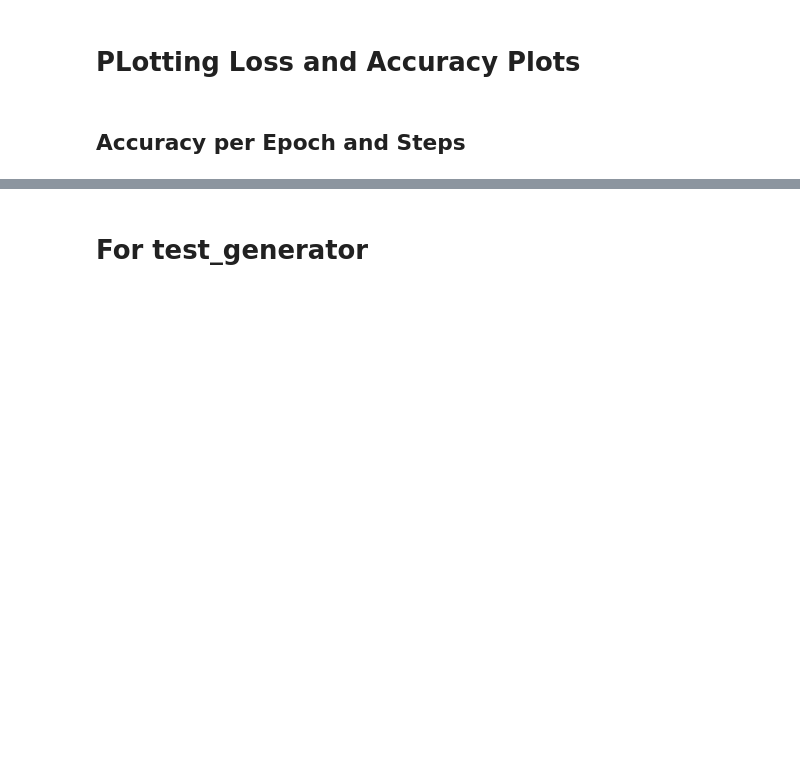
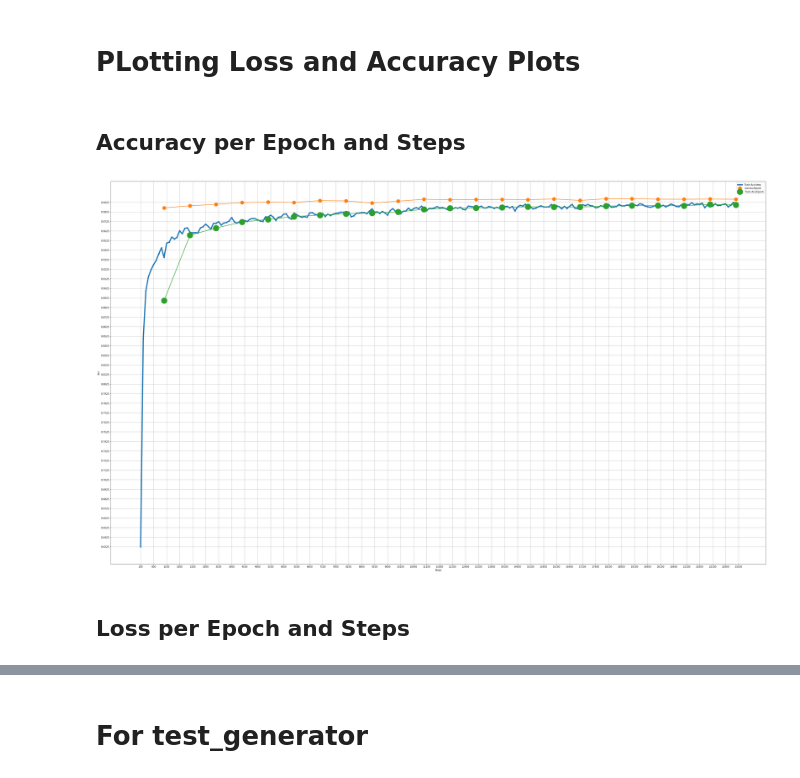
Before and after one commit to salemChniguir/mnist_example_keras, a Jupyter notebook: MNIST_model.ipynb, the cells around one changed output, grey strips where cells are left out. Cells and saved outputs as stored; diff of their text form; code cells hidden in the pictures; blank space fills up the shorter version.

```diff
--- a/MNIST_model.ipynb
+++ b/MNIST_model.ipynb
@@ -290,4 +290,34 @@ acc = 99.46000000000001%
 # PLotting Loss and Accuracy Plots
 # %% [markdown]
 ## Accuracy per Epoch and Steps
+# %%
+fig = plt.figure(figsize=(50,30))
+
+history_dict=saved_history
+
+val_acc=history_dict['val_acc']
+train_acc=history_dict['acc']
+val_loss=history_dict['val_loss']
+
+lineAcc=plt.plot([i*step for i in range(1,len(acc)+1)],[j for j in acc],label="Train Acc/step")
+lineValAcc=plt.plot([i*(train_data_size//batch_size) for i in range(1,len(val_acc)+1)],val_acc,label=" Val Acc/Epoch")
+lineTrainAcc=plt.plot([i*(train_data_size//batch_size) for i in range(1,len(train_acc)+1)],train_acc,label=" Train Acc/Epoch")
+
+
+plt.setp(lineAcc,lineWidth=5.0,marker='.',markersize=10.0)
+plt.setp(lineValAcc,lineWidth=2.0,marker='.',markersize=30.0)
+plt.setp(lineTrainAcc,lineWidth=2.0,marker='.',markersize=50.0)
+
+plt.xlabel('Steps')
+plt.ylabel('Acc')
+plt.xticks(np.arange(step,len(acc)*(step+1),step*5))
+plt.yticks(np.arange(np.min(acc),1,0.01))
+
+plt.grid()
+plt.legend()
+plt.show()
+# %% [output]
+[figure, added]
+# %% [markdown]
+## Loss per Epoch and Steps
 # %%
```
Also changed, not shown: parts of 24 cells of this notebook, 3 other files.
